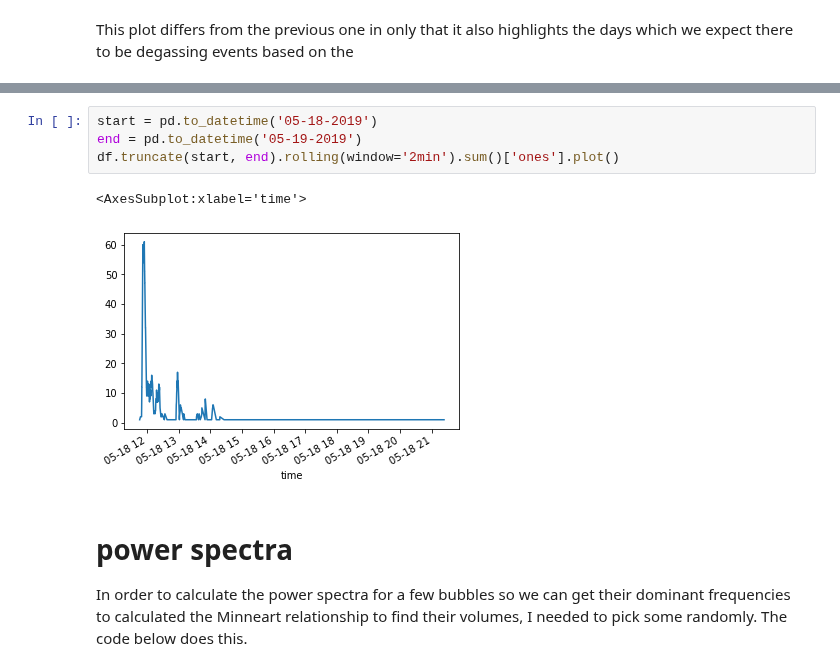
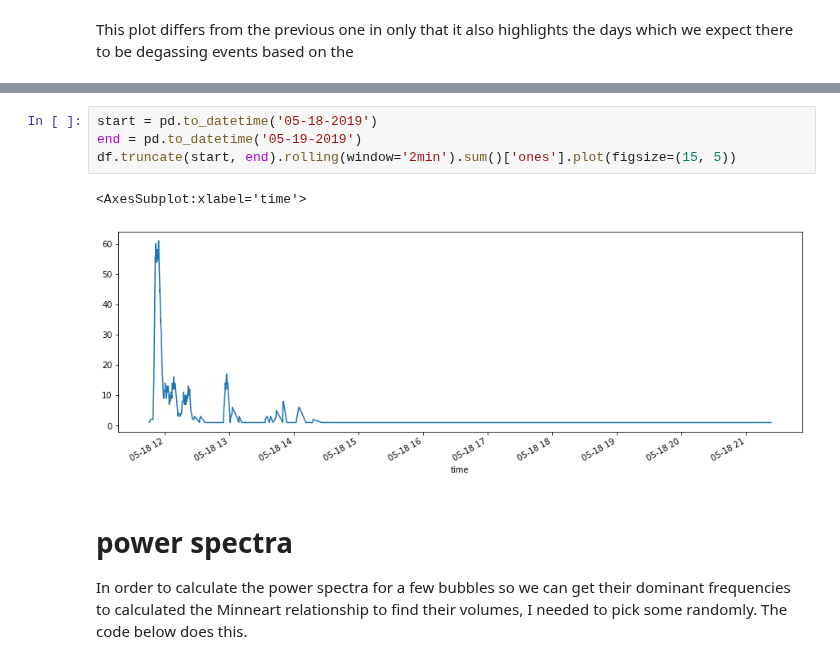
Before and after one commit to SerpRateAI/boreholeAcoustics, a Jupyter notebook: RESULTS-BA1B.ipynb, the cells around one changed output, grey strips where cells are left out. Cells and saved outputs as stored; diff of their text form.

```diff
--- a/RESULTS-BA1B.ipynb
+++ b/RESULTS-BA1B.ipynb
@@ -143,10 +143,10 @@ df.rolling(window='30min').sum()['ones'].plot()
 # %%
 start = pd.to_datetime('05-18-2019')
 end = pd.to_datetime('05-19-2019')
-df.truncate(start, end).rolling(window='2min').sum()['ones'].plot()
+df.truncate(start, end).rolling(window='2min').sum()['ones'].plot(figsize=(15, 5))
 # %% [output]
 <AxesSubplot:xlabel='time'>
-[figure, old version]
+[figure, new version]
 # %% [markdown]
 # power spectra
 
```
Also changed, not shown: parts of 2 cells of this notebook, 3 other files.
